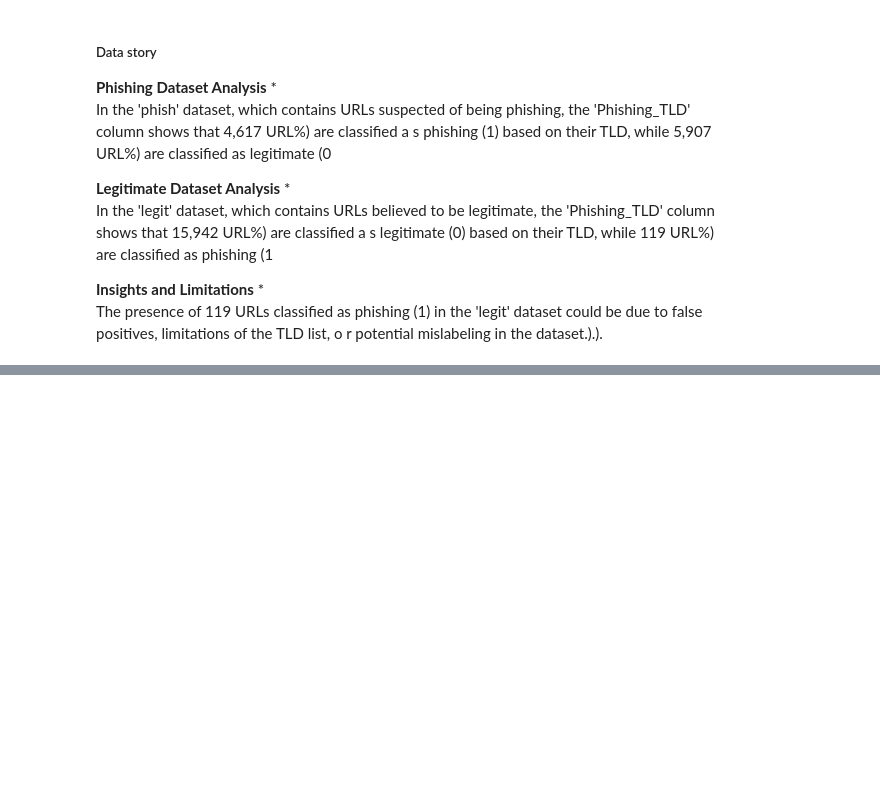
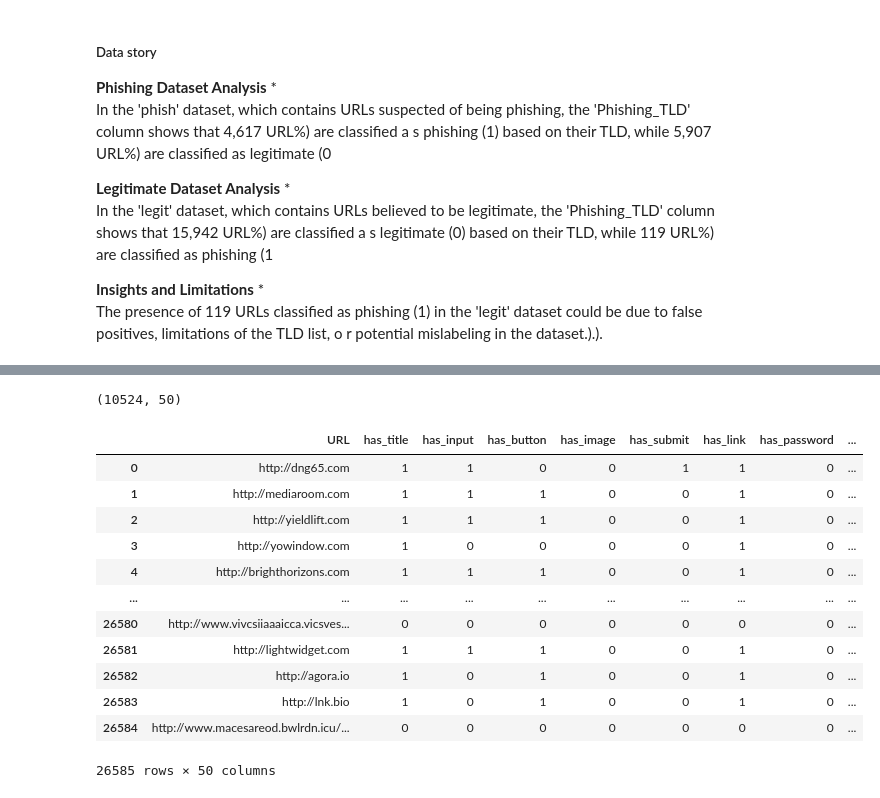
Before and after one commit to aDhiTthYAN/Web-phishing-detection, a Jupyter notebook: feature_extraction.ipynb, the cells around one changed output, grey strips where cells are left out. Saved outputs shown, nothing was run; the diff lists cells and outputs as text; code cells hidden in the pictures; blank space fills up the shorter version.

```diff
--- a/feature_extraction.ipynb
+++ b/feature_extraction.ipynb
@@ -581,0 +598,4 @@ legit.to_csv('new_legitimate_dataset.csv', index=False)
+# %%
+phish.shape
+# %% [output]
+(10524, 50)
@@ -581,0 +608,18 @@ legit.to_csv('new_legitimate_dataset.csv', index=False)
+# %%
+df =pd.read_csv("phishing_detection_combined_data.csv")
+# %%
+df
+# %% [output]
+|  | URL | has_title | has_input | has_button | has_image | has_submit | has_link | has_password | ... |
+| 0 | http://dng65.com | 1 | 1 | 0 | 0 | 1 | 1 | 0 | ... |
+| 1 | http://mediaroom.com | 1 | 1 | 1 | 0 | 0 | 1 | 0 | ... |
+| 2 | http://yieldlift.com | 1 | 1 | 1 | 0 | 0 | 1 | 0 | ... |
+| 3 | http://yowindow.com | 1 | 0 | 0 | 0 | 0 | 1 | 0 | ... |
+| 4 | http://brighthorizons.com | 1 | 1 | 1 | 0 | 0 | 1 | 0 | ... |
+| ... | ... | ... | ... | ... | ... | ... | ... | ... | ... |
+| 26580 | http://www.vivcsiiaaaicca.vicsves... | 0 | 0 | 0 | 0 | 0 | 0 | 0 | ... |
+| 26581 | http://lightwidget.com | 1 | 1 | 1 | 0 | 0 | 1 | 0 | ... |
+| 26582 | http://agora.io | 1 | 0 | 1 | 0 | 0 | 1 | 0 | ... |
+| 26583 | http://lnk.bio | 1 | 0 | 1 | 0 | 0 | 1 | 0 | ... |
+| 26584 | http://www.macesareod.bwlrdn.icu/... | 0 | 0 | 0 | 0 | 0 | 0 | 0 | ... |
+26585 rows × 50 columns
```
Also changed, not shown: parts of 12 cells of this notebook.
